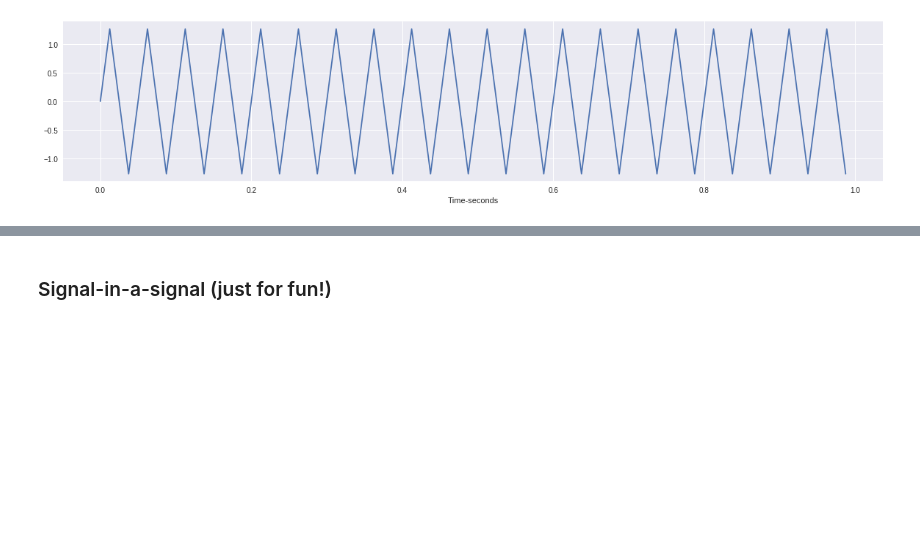
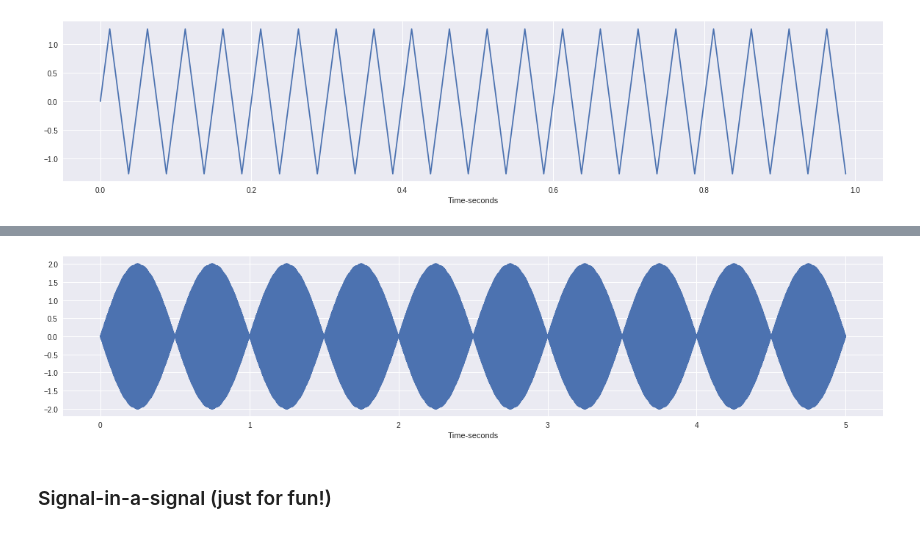
Before and after one commit to vishnurmurthy/Week2_public, a Jupyter notebook: 02_TimeSeries_Exercise2.ipynb, the cells around one changed output, grey strips where cells are left out. Drawn from its saved outputs; the diff is of its cells as text; code cells hidden in the pictures; blank space fills up the shorter version.

```diff
--- a/02_TimeSeries_Exercise2.ipynb
+++ b/02_TimeSeries_Exercise2.ipynb
@@ -193,7 +193,7 @@ If you combine two signals with very similar frequencies, you may induce *beats*
 <img src = "https://raw.githubusercontent.com/BeaverWorksMedlytics/Week2_public/master/imgs/beats.gif">
 # %%
 f = 262                # base frequency (Hz)
-f_diff = 2             # frequency difference (Hz)
+f_diff = 30             # frequency difference (Hz)
 
 
 n_sec = 5              # number of seconds
@@ -209,3 +209,4 @@ plt.plot(t,y)
 plt.xlabel('Time-seconds')
 plt.grid(True)
 Audio(data=y, rate=n_points)
+# %% [output]
@@ -212,3 +214,4 @@ Audio(data=y, rate=n_points)
+[figure, added]
 # %% [markdown]
 ### Signal-in-a-signal (just for fun!)
 # %%
```
Also changed, not shown: parts of 6 cells of this notebook.
